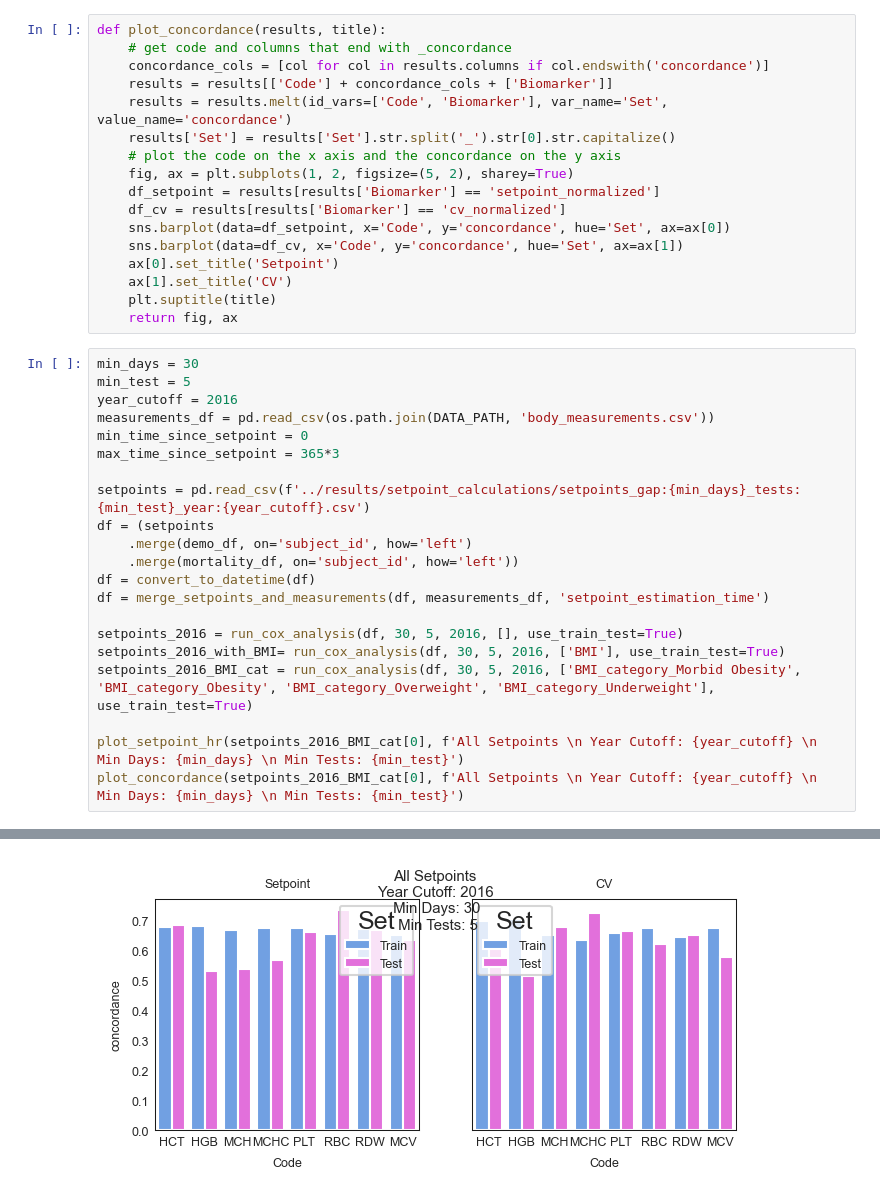
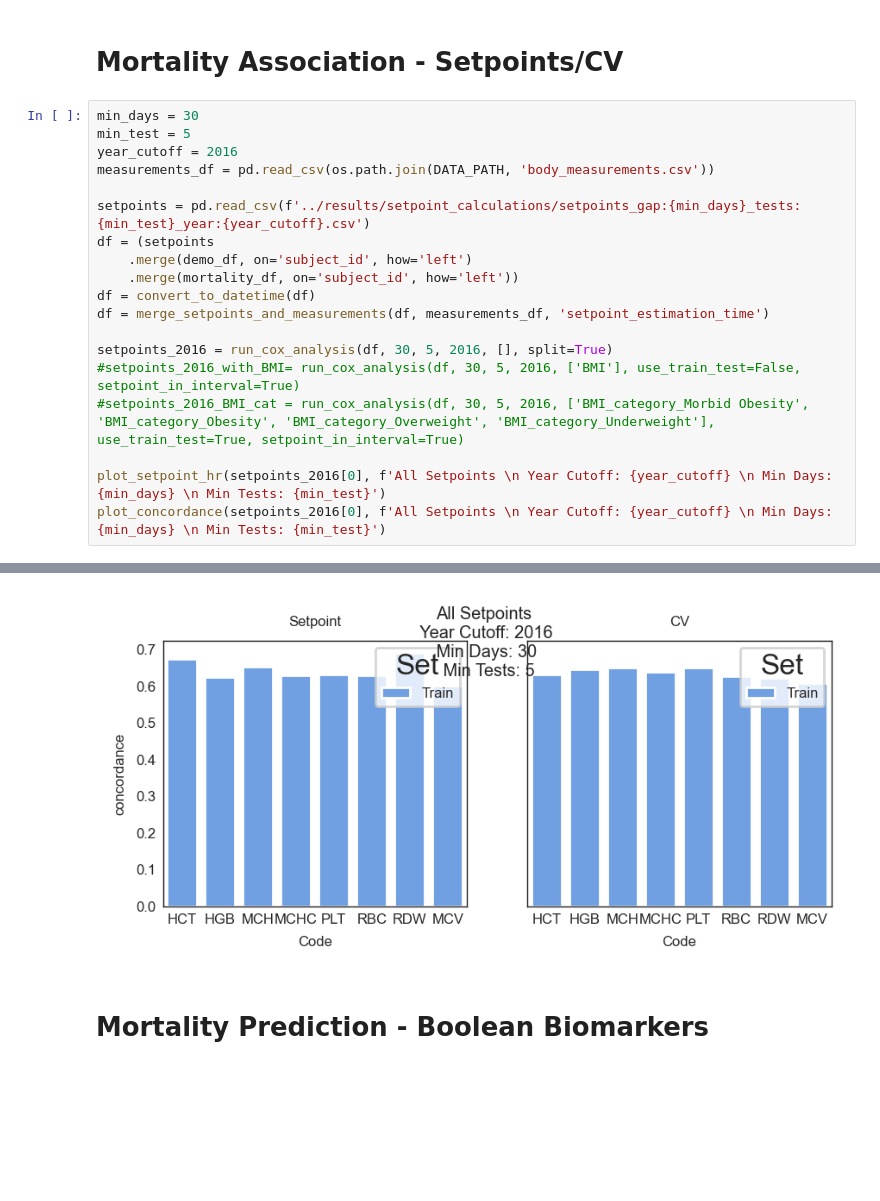
Before and after one commit to aashnapshah/setpoint, a Jupyter notebook: notebooks/mortality.ipynb, the cells around one changed output, grey strips where cells are left out. Cells and saved outputs as stored; diff of their text form; blank space fills up the shorter version.

Commit message:
mortality magnitude working

```diff
--- a/notebooks/mortality.ipynb
+++ b/notebooks/mortality.ipynb
@@ -52,27 +66,10 @@ display(patient_df.query('days_between_visit_and_death < 0').head(3))
-# %%
-def plot_concordance(results, title):
-    # get code and columns that end with _concordance
-    concordance_cols = [col for col in results.columns if col.endswith('concordance')]
-    results = results[['Code'] + concordance_cols + ['Biomarker']]
-    results = results.melt(id_vars=['Code', 'Biomarker'], var_name='Set', value_name='concordance')
-    results['Set'] = results['Set'].str.split('_').str[0].str.capitalize()
-    # plot the code on the x axis and the concordance on the y axis
-    fig, ax = plt.subplots(1, 2, figsize=(5, 2), sharey=True)
-    df_setpoint = results[results['Biomarker'] == 'setpoint_normalized']
-    df_cv = results[results['Biomarker'] == 'cv_normalized']
-    sns.barplot(data=df_setpoint, x='Code', y='concordance', hue='Set', ax=ax[0])
-    sns.barplot(data=df_cv, x='Code', y='concordance', hue='Set', ax=ax[1])
-    ax[0].set_title('Setpoint')
-    ax[1].set_title('CV')
-    plt.suptitle(title)
-    return fig, ax
+# %% [markdown]
+# Mortality Association - Setpoints/CV
 # %%
 min_days = 30
 min_test = 5
 year_cutoff = 2016
 measurements_df = pd.read_csv(os.path.join(DATA_PATH, 'body_measurements.csv'))
-min_time_since_setpoint = 0
-max_time_since_setpoint = 365*3
 
 setpoints = pd.read_csv(f'../results/setpoint_calculations/setpoints_gap:{min_days}_tests:{min_test}_year:{year_cutoff}.csv')
 df = (setpoints
@@ -81,10 +78,10 @@ df = (setpoints
 df = convert_to_datetime(df)
 df = merge_setpoints_and_measurements(df, measurements_df, 'setpoint_estimation_time')
 
-setpoints_2016 = run_cox_analysis(df, 30, 5, 2016, [], use_train_test=True)
-setpoints_2016_with_BMI= run_cox_analysis(df, 30, 5, 2016, ['BMI'], use_train_test=True)
-setpoints_2016_BMI_cat = run_cox_analysis(df, 30, 5, 2016, ['BMI_category_Morbid Obesity', 'BMI_category_Obesity', 'BMI_category_Overweight', 'BMI_category_Underweight'], use_train_test=True)
+setpoints_2016 = run_cox_analysis(df, 30, 5, 2016, [], split=True)
+#setpoints_2016_with_BMI= run_cox_analysis(df, 30, 5, 2016, ['BMI'], use_train_test=False, setpoint_in_interval=True)
+#setpoints_2016_BMI_cat = run_cox_analysis(df, 30, 5, 2016, ['BMI_category_Morbid Obesity', 'BMI_category_Obesity', 'BMI_category_Overweight', 'BMI_category_Underweight'], use_train_test=True, setpoint_in_interval=True)
 
-plot_setpoint_hr(setpoints_2016_BMI_cat[0], f'All Setpoints \n Year Cutoff: {year_cutoff} \n Min Days: {min_days} \n Min Tests: {min_test}')
-plot_concordance(setpoints_2016_BMI_cat[0], f'All Setpoints \n Year Cutoff: {year_cutoff} \n Min Days: {min_days} \n Min Tests: {min_test}')
+plot_setpoint_hr(setpoints_2016[0], f'All Setpoints \n Year Cutoff: {year_cutoff} \n Min Days: {min_days} \n Min Tests: {min_test}')
+plot_concordance(setpoints_2016[0], f'All Setpoints \n Year Cutoff: {year_cutoff} \n Min Days: {min_days} \n Min Tests: {min_test}')
 # %% [output]
@@ -96,2 +93,4 @@ plot_concordance(setpoints_2016_BMI_cat[0], f'All Setpoints \n Year Cutoff: {yea
-[figure, old version]
+[figure, new version]
+# %% [markdown]
+# Mortality Prediction - Boolean Biomarkers
 # %%
```
Also changed, not shown: parts of 8 cells of this notebook, 3 other files.
